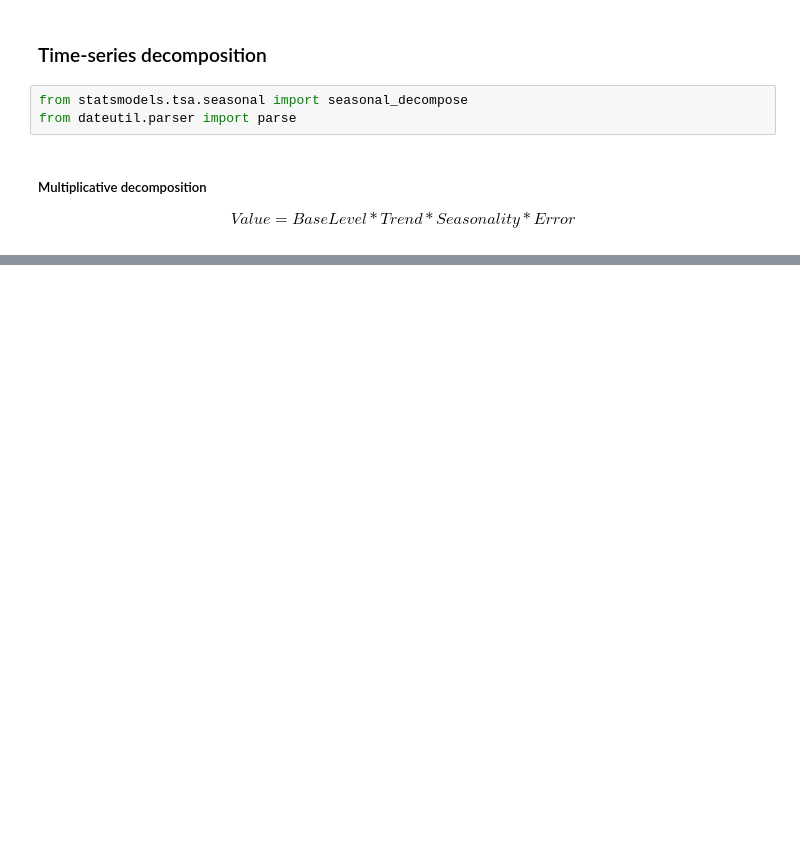
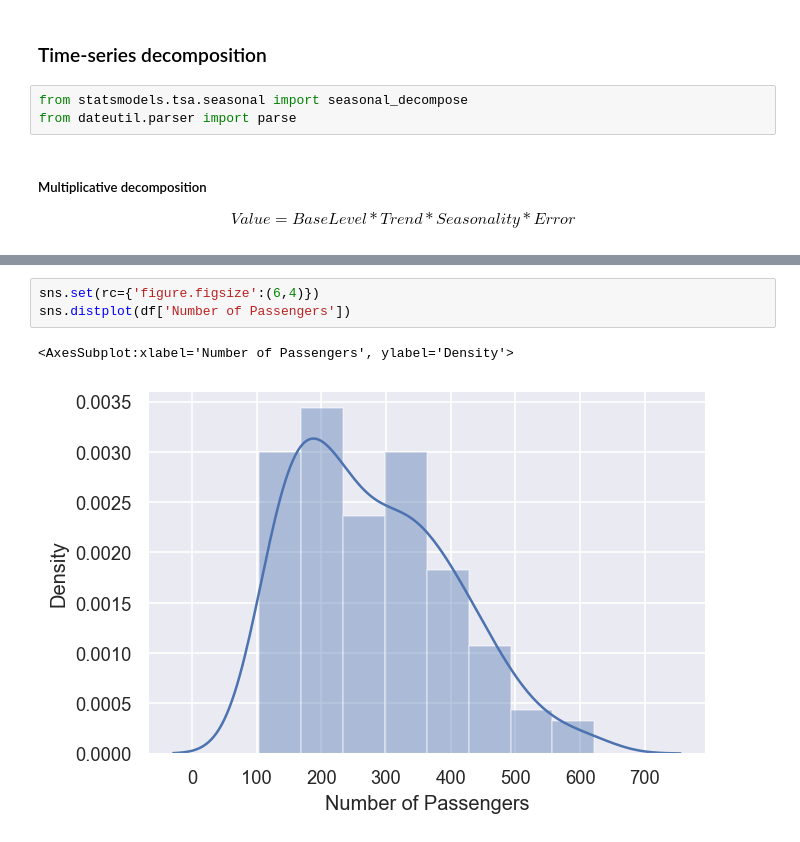
Before and after one commit to manuelmaior29/ds-playground, a Jupyter notebook: data-analysis/air-passengers/analysis.ipynb, the cells around one changed output, grey strips where cells are left out. Cells and saved outputs as stored; diff of their text form; blank space fills up the shorter version.

```diff
--- a/data-analysis/air-passengers/analysis.ipynb
+++ b/data-analysis/air-passengers/analysis.ipynb
@@ -58,0 +90,6 @@ plt.tight_layout(rect=[0, 0.03, 1, 0.95])
+# %%
+sns.set(rc={'figure.figsize':(6,4)})
+sns.distplot(df['Number of Passengers'])
+# %% [output]
+<AxesSubplot:xlabel='Number of Passengers', ylabel='Density'>
+[figure, added]
```
Also changed, not shown: parts of 20 cells of this notebook.
